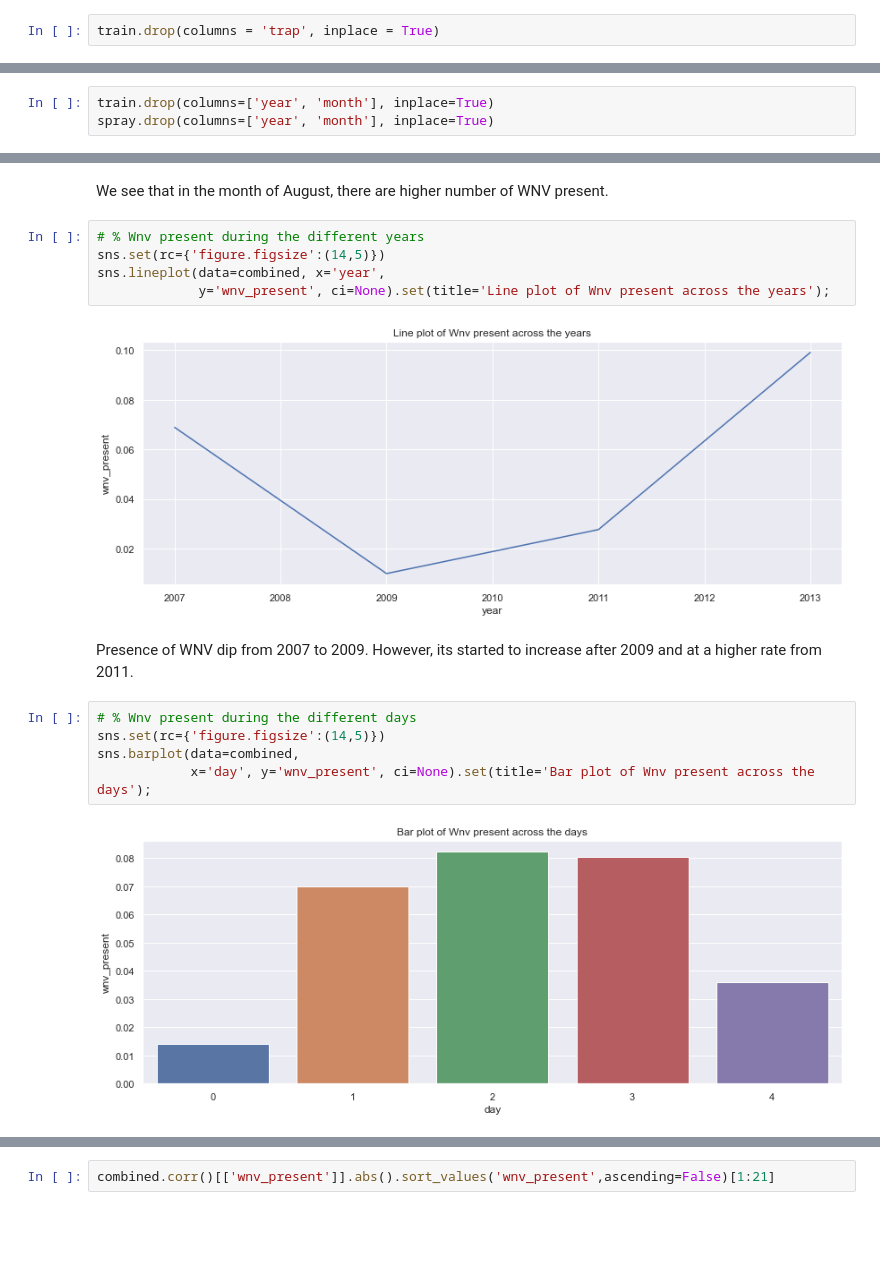
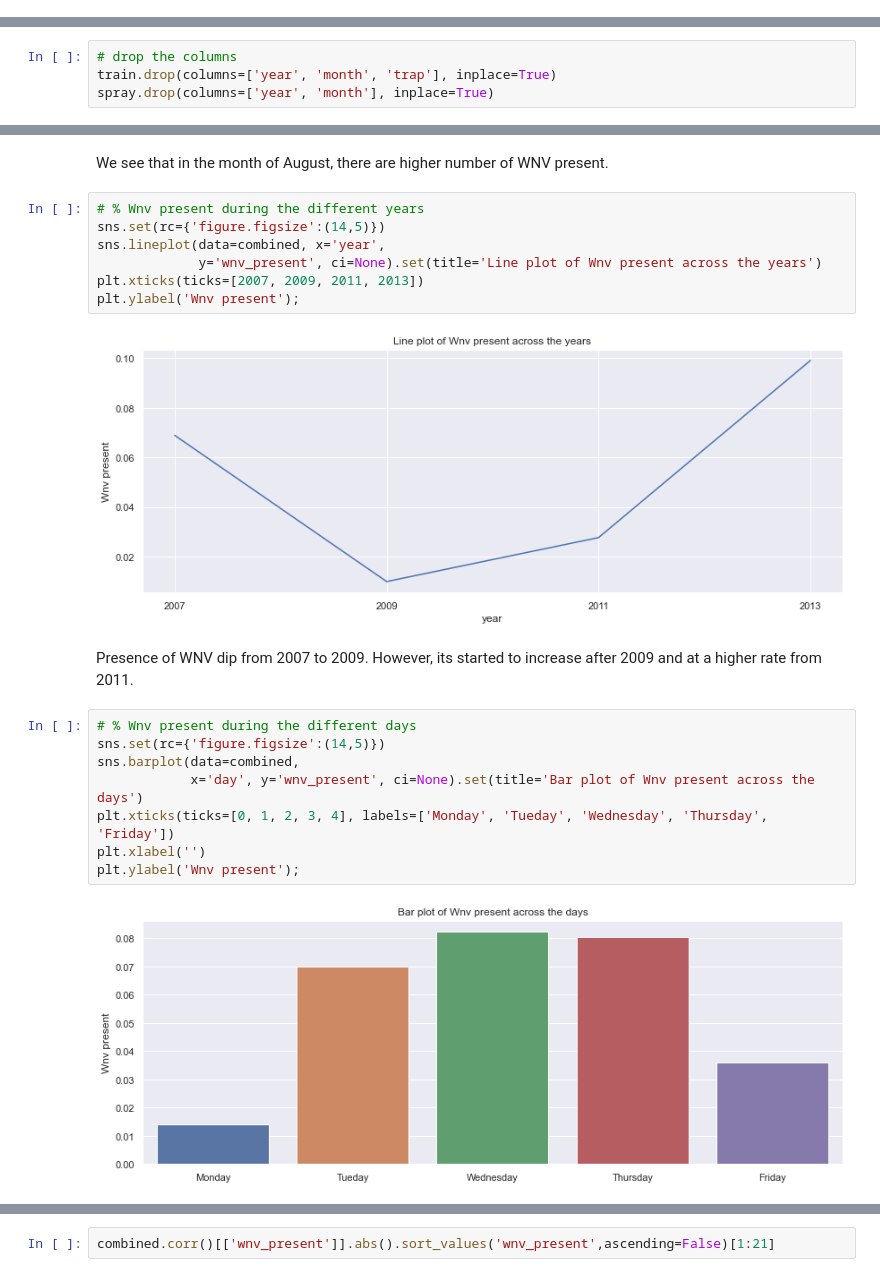
Before and after one commit to SiddharthPatel45/west-nile-virus, a Jupyter notebook: code/Part 1 - Data Cleaning and EDA.ipynb, the cells around one changed output, grey strips where cells are left out. Drawn from its saved outputs; the diff is of its cells as text; blank space fills up the shorter version.

```diff
--- a/code/Part 1 - Data Cleaning and EDA.ipynb
+++ b/code/Part 1 - Data Cleaning and EDA.ipynb
@@ -1014,8 +996,6 @@ plt.tight_layout()
 [figure]
 # %% [markdown]
 The above plot shows all the traps vs the traps where virus was detected across the years. 2007 and 2013 saw the outbreak of virus while in 2009 and 2011, it was relatively low.
-# %%
-train.drop(columns = 'trap', inplace = True)
 # %% [markdown]
 ### Weather Dataset
 # %%
@@ -1094,5 +1110,6 @@ Description:
 https://www.ncbi.nlm.nih.gov/pmc/articles/PMC3322011/
 https://www.govtech.com/analytics/chicago-turns-to-predictive-analytics-to-map-west-nile-threat.html
 # %%
-train.drop(columns=['year', 'month'], inplace=True)
+# drop the columns
+train.drop(columns=['year', 'month', 'trap'], inplace=True)
 spray.drop(columns=['year', 'month'], inplace=True)
@@ -1120,15 +1144,20 @@ We see that in the month of August, there are higher number of WNV present.
 # % Wnv present during the different years
 sns.set(rc={'figure.figsize':(14,5)})
 sns.lineplot(data=combined, x='year',
-             y='wnv_present', ci=None).set(title='Line plot of Wnv present across the years');
+             y='wnv_present', ci=None).set(title='Line plot of Wnv present across the years')
+plt.xticks(ticks=[2007, 2009, 2011, 2013])
+plt.ylabel('Wnv present');
 # %% [output]
-[figure, old version]
+[figure, new version]
 # %% [markdown]
 Presence of WNV dip from 2007 to 2009. However, its started to increase after 2009 and at a higher rate from 2011.
 # %%
 # % Wnv present during the different days
 sns.set(rc={'figure.figsize':(14,5)})
 sns.barplot(data=combined,
-            x='day', y='wnv_present', ci=None).set(title='Bar plot of Wnv present across the days');
+            x='day', y='wnv_present', ci=None).set(title='Bar plot of Wnv present across the days')
+plt.xticks(ticks=[0, 1, 2, 3, 4], labels=['Monday', 'Tueday', 'Wednesday', 'Thursday', 'Friday'])
+plt.xlabel('')
+plt.ylabel('Wnv present');
 # %% [output]
-[figure, old version]
+[figure, new version]
```
Also changed, not shown: parts of 15 cells of this notebook.
